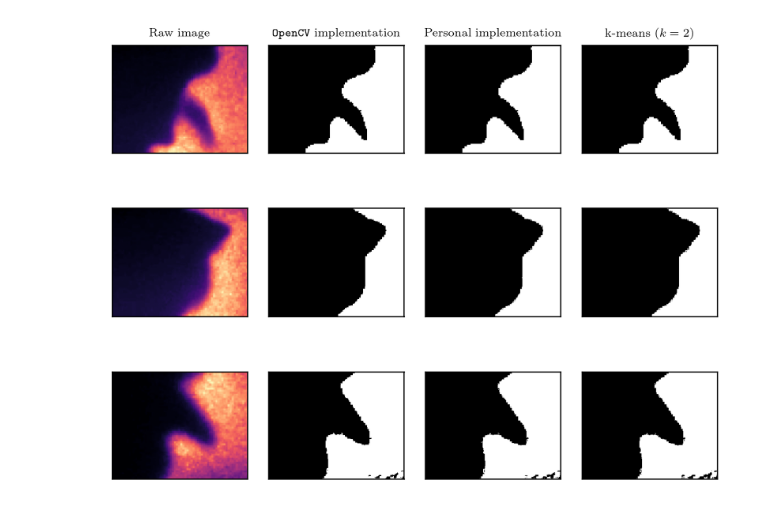
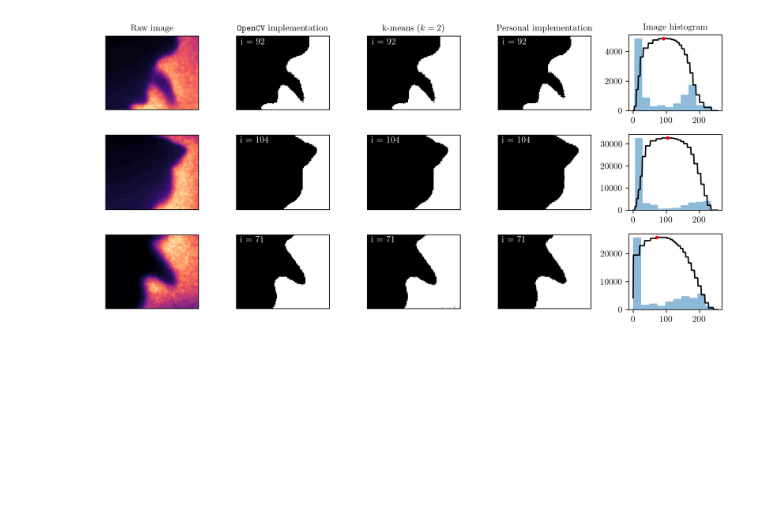
Before and after one commit to oussamachaib/otsu_segmentation, a Jupyter notebook: demo.ipynb, the cells around one changed output. Cells and saved outputs as stored; diff of their text form; code cells hidden in the pictures; blank space fills up the shorter version.

```diff
--- a/demo.ipynb
+++ b/demo.ipynb
@@ -13,13 +25,15 @@ from sklearn.cluster import KMeans
 # %%
 # Plotting settings
-fnt = 8 # Font size
+fnt = 10 # Font size
+y_label_loc = [10,20,20] # Y label coordinate for plotting
+x_label_loc = [5,10,10] # X label coordinate location
 plt.rcParams['text.usetex'] = True # TeX font
 plt.rcParams['font.family'] = 'serif' # Serif type
 plt.rcParams['text.latex.preamble'] = r'\usepackage{amsmath}' # AMS-LaTeX package
 cMap = 'magma' # Colormap
 # %%
 # Creating figure
-fig = plt.figure(figsize = (6,5), dpi = 300)
+fig = plt.figure(figsize = (10,5), dpi = 300)
 
 counter = 1
 for img_id in [1,2,3]:
@@ -27,7 +41,7 @@ for img_id in [1,2,3]:
     img = cv2.imread(f"demo_images/demo{img_id}.png",cv2.IMREAD_GRAYSCALE)
 
     # Plotting the raw image
-    ax = fig.add_subplot(3,4,counter)
+    ax = fig.add_subplot(3,5,counter)
     ax.imshow(img, cmap=cMap, vmin=0, vmax=255)
     ax.set_xticks([])
     ax.set_yticks([])
@@ -36,52 +50,75 @@ for img_id in [1,2,3]:
     counter += 1
 
     # Thresholded image (using OpenCV's implementation)
-    ax = fig.add_subplot(3,4,counter)
+    ax = fig.add_subplot(3,5,counter)
+    start = time.time()
     cv2_otsu_threshold, img1 = cv2.threshold(img,0,255,cv2.THRESH_OTSU)
-    ax.imshow(img1, cmap='gray', vmin=0, vmax=1)
+    end = time.time()
+    time_cv2 = end - start
+    ax.imshow(img1, cmap='gray', vmin=0, vmax=.5)
     ax.set_xticks([])
     ax.set_yticks([])
     if img_id == 1:
         plt.title(r'\texttt{OpenCV} implementation', fontsize = fnt)
     counter += 1
+    ax.text(x_label_loc[img_id-1],y_label_loc[img_id-1], f'i = {int(cv2_otsu_threshold)}', fontsize = fnt, color = 'w')
 
-    # Thresholded image (using personal implementation)
-    ax = fig.add_subplot(3,4,counter)
-    otsu_threshold = otsu(img)
-    binary_image = (img>=otsu_threshold).astype(int)
-    ax.imshow(binary_image, cmap='gray', vmin=0, vmax=1)
+    # K-means clustering (with k = 2)
+    I = img.astype(int).ravel()
+    X = np.column_stack((I,np.zeros(I.shape))) # k-means requires at least 2 predictors, so adding a dimension of zeros the job
+    start = time.time()
+    model = KMeans(n_clusters = 2, random_state = 0)
+    model.fit(X)
+    pred = model.labels_.astype(int)
+    end = time.time()
+    time_km = end - start
+    # The exact binary integer (0 or 1) will vary since kmeans treats it as a cluster label (the 0/1 label is agnostic to intensities in the original image)
+    # This small fix ensures the darker region of the binary image is assigned 0's
+    if np.mean(I[pred==0])>np.mean(I[pred==1]):
+        pred = 1 - pred
+    kmeans_threshold = np.max(I[pred==0])
+    pred = pred.reshape((img.shape))
+    ax = fig.add_subplot(3,5,counter)
+    ax.imshow(pred, cmap='gray', vmin=0, vmax=.5)
+    ax.set_xticks([])
+    ax.set_yticks([])
+    if img_id == 1:
+        plt.title('k-means ($k = 2$)', fontsize = fnt)
+    counter += 1
+    ax.text(x_label_loc[img_id-1],y_label_loc[img_id-1], f'i = {kmeans_threshold}', fontsize = fnt, color = 'w')
+
+    # Personal implementation
+    ax = fig.add_subplot(3,5,counter)
+    start = time.time()
+    model = otsu()
+    model.fit(img)
+    binary_image = model.predict(img)
+    end = time.time()
+    time_personal = end - start
+    ax.imshow(binary_image, cmap='gray', vmin=0, vmax=.5)
     ax.set_xticks([])
     ax.set_yticks([])
     if img_id == 1:
         plt.title('Personal implementation', fontsize = fnt)
     counter += 1
+    ax.text(x_label_loc[img_id-1],y_label_loc[img_id-1], f'i = {model.threshold}', fontsize = fnt, color = 'w')
 
-    # K-means clustering (k = 2)
-    I = img.astype(int).ravel()
-    y = np.zeros(I.shape)
-    X = np.column_stack((I,y))
-    model = KMeans(n_clusters = 2, random_state = 0)
-    model.fit(X)
-    pred = model.labels_.astype(int)
-    pred = pred.reshape((img.shape))
-    # The exact binary integer (0 or 1) will vary since kmeans treats it as a cluster label (it is agnostic to intensities in the original image)
-    kmeans_threshold = max(np.max(I[pred.ravel()==0]),np.min(I[pred.ravel()==1])-1)
-
-    ax = fig.add_subplot(3,4,counter)
-    ax.imshow(pred, cmap='gray', vmin=0, vmax=1)
-    ax.set_xticks([])
-    ax.set_yticks([])
+    # Histogram
+    ax = fig.add_subplot(3,5,counter)
+    n, _ , _ =ax.hist(img.ravel(), bins = 10, alpha = .5, density = False)
+    ax.plot(model.scan['i'], n.max()*model.scan['var_i']/model.scan['var_i'].max(), c = 'k')
+    ax.plot(model.threshold, n.max()*model.scan['var_i'][model.threshold]/model.scan['var_i'].max(), c = 'r', marker = '.')
     if img_id == 1:
-        plt.title('k-means ($k = 2$)', fontsize = fnt)
+        plt.title('Image histogram', fontsize = fnt)
     counter += 1
 
     # Printing result
     print('----------------')
     print(f'Image {img_id}')
     print('----------------')
-    print(f"OpenCV implementation : Otsu threshold = {int(cv2_otsu_threshold)}")
-    print(f"Personal implementation : Otsu threshold = {otsu_threshold}")
-    print(f"k-means : Threshold = {kmeans_threshold}")
+    print(f"OpenCV implementation : Otsu threshold = {int(cv2_otsu_threshold)} (elapsed time = {time_cv2:.1} s)")
+    print(f"k-means : Threshold = {kmeans_threshold} (elapsed time = {time_km:.1})")
+    print(f"Personal implementation : Otsu threshold = {model.threshold} (elapsed time = {time_personal:.1} s)")
     print("\n")
 
 plt.tight_layout()
@@ -107 +144 @@ k-means : Threshold = 89
-[figure, old version]
+[figure, new version]
```
Also changed, not shown: parts of 3 cells of this notebook, 9 other files.
